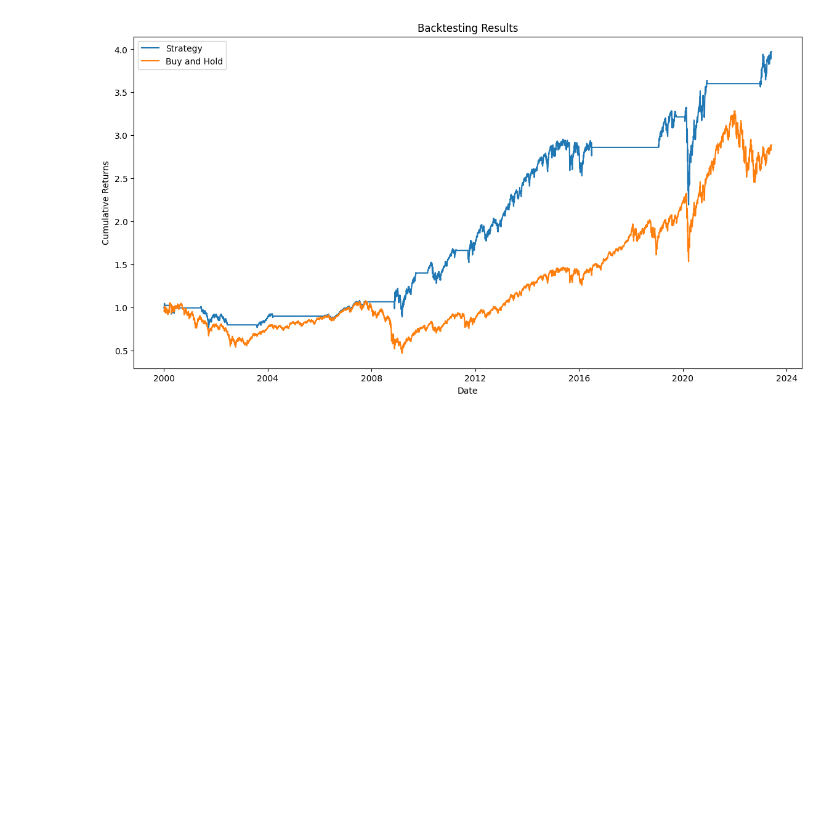
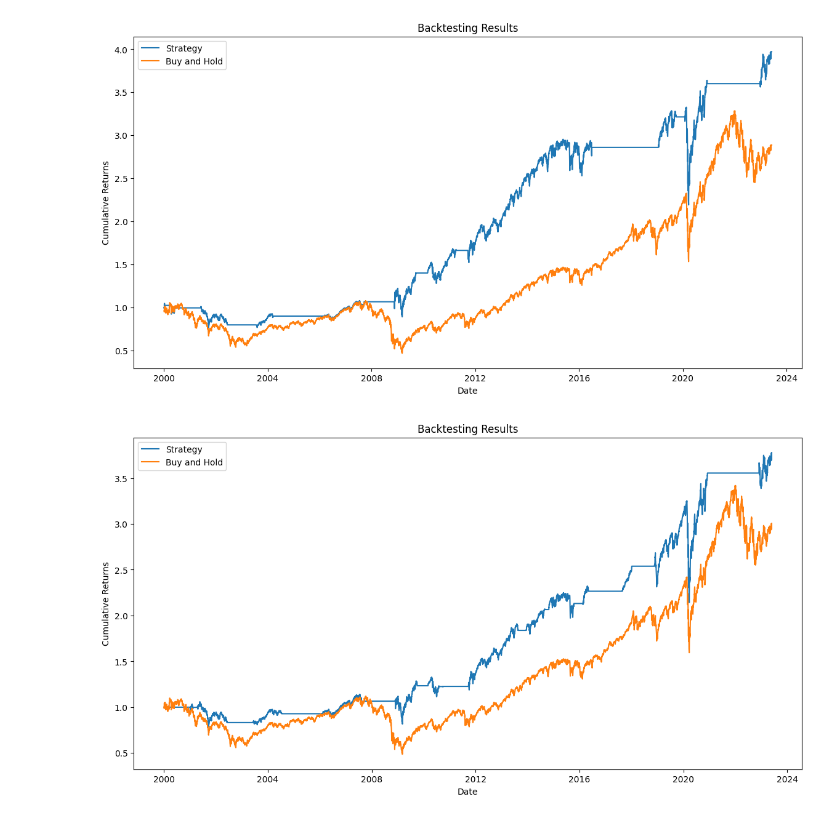
Before and after one commit to dkn-maida/farscape-investment, a Jupyter notebook: growth_study.ipynb, the cells around one changed output. Cells and saved outputs as stored; diff of their text form; code cells hidden in the pictures; blank space fills up the shorter version.

```diff
--- a/growth_study.ipynb
+++ b/growth_study.ipynb
@@ -225,3 +225,75 @@ Slope: 4.035999818050902e-06
 [figure]
 [figure]
 [figure]
+# %%
+import numpy as np
+from sklearn.linear_model import LinearRegression
+from pandas.tseries.offsets import DateOffset
+
+def calculate_slope(X, y):
+    """Fit a linear regression model and return the slope"""
+    model = LinearRegression()
+    model.fit(X, y)
+    return model.coef_[0]
+
+# Initialize the indicator series
+indicator = pd.Series(index=spy_oil_log_ratio.index)
+
+# Compute the 1-year and 7-year slopes for each day
+for date in spy_oil_log_ratio.index:
+    # Compute the 1-year slope
+    one_year_ago = date - DateOffset(years=1)
+    last_year_log_ratio = spy_oil_log_ratio[(spy_oil_log_ratio.index >= one_year_ago) & (spy_oil_log_ratio.index < date)]
+    if not last_year_log_ratio.empty:
+        X1 = np.array(last_year_log_ratio.index.map(convert_date_to_ordinal)).reshape(-1, 1)
+        y1 = last_year_log_ratio.values
+        if pd.Series(y1).isna().all():
+            y1 = pd.Series(y1).fillna(0).values  # or use another default value
+        else:
+            y1 = pd.Series(y1).fillna(pd.Series(y1).mean()).values
+        one_year_slope = calculate_slope(X1, y1)
+
+            # Compute the 7-year slope
+        seven_years_ago = date - DateOffset(years=3)
+        last_seven_years_log_ratio = spy_oil_log_ratio[(spy_oil_log_ratio.index >= seven_years_ago) & (spy_oil_log_ratio.index < date)]
+        if not last_seven_years_log_ratio.empty:
+            X7 = np.array(last_seven_years_log_ratio.index.map(convert_date_to_ordinal)).reshape(-1, 1)
+            y7 = last_seven_years_log_ratio.values
+            if pd.Series(y7).isna().all():  # Use y7 here instead of y1
+                y7 = pd.Series(y7).fillna(0).values  # or use another default value
+            else:
+                y7 = pd.Series(y7).fillna(pd.Series(y7).mean()).values  # Use y7 here instead of y1
+            seven_years_slope = calculate_slope(X7, y7)
+
+            # Set the indicator
+            indicator[date] = int(one_year_slope > seven_years_slope)
+
+# Add the backtesting code after the previous script
+
+# Combine the SPY closing prices and the indicator into one DataFrame
+spy_close = spy_close.reindex(spy_oil_log_ratio.index)
+backtest_data = pd.DataFrame({'spy_close': spy_close, 'indicator': indicator})
+
+# Forward fill missing values in the SPY closing prices
+backtest_data['spy_close'].fillna(method='ffill', inplace=True)
+
+# Calculate the daily returns
+backtest_data['daily_returns'] = backtest_data['spy_close'].pct_change() * backtest_data['indicator']
+
+# Calculate the cumulative returns
+backtest_data['cumulative_returns'] = (1 + backtest_data['daily_returns']).cumprod()
+
+# Calculate the cumulative returns for buy and hold strategy for comparison
+backtest_data['buy_and_hold_returns'] = (1 + backtest_data['spy_close'].pct_change()).cumprod()
+
+# Plot the backtesting results
+plt.figure(figsize=(14, 7))
+plt.plot(backtest_data['cumulative_returns'], label='Strategy')
+plt.plot(backtest_data['buy_and_hold_returns'], label='Buy and Hold')
+plt.title('Backtesting Results')
+plt.xlabel('Date')
+plt.ylabel('Cumulative Returns')
+plt.legend()
+plt.show()
+# %% [output]
+[figure, added]
```
Also changed, not shown: 1 other file.
